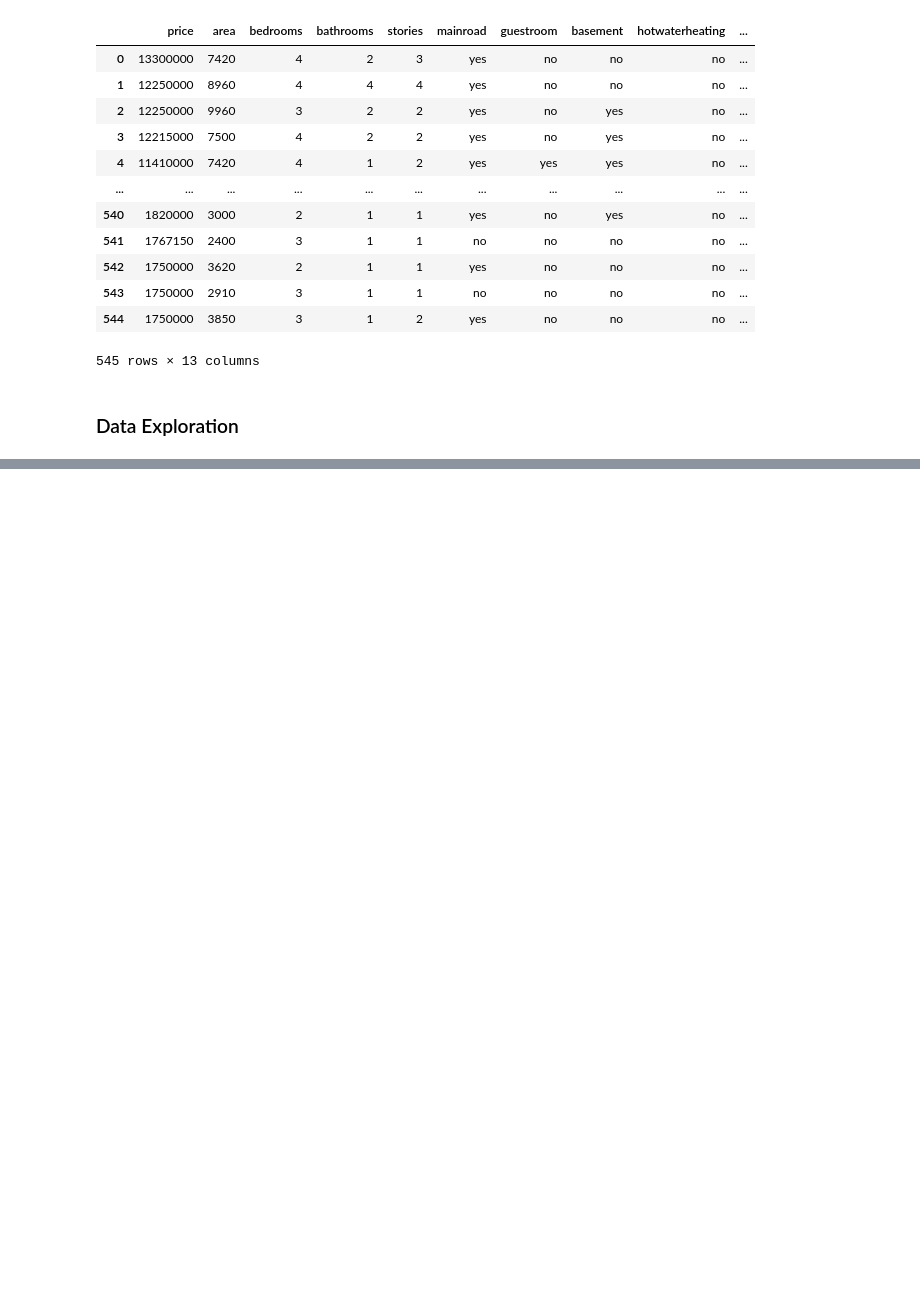
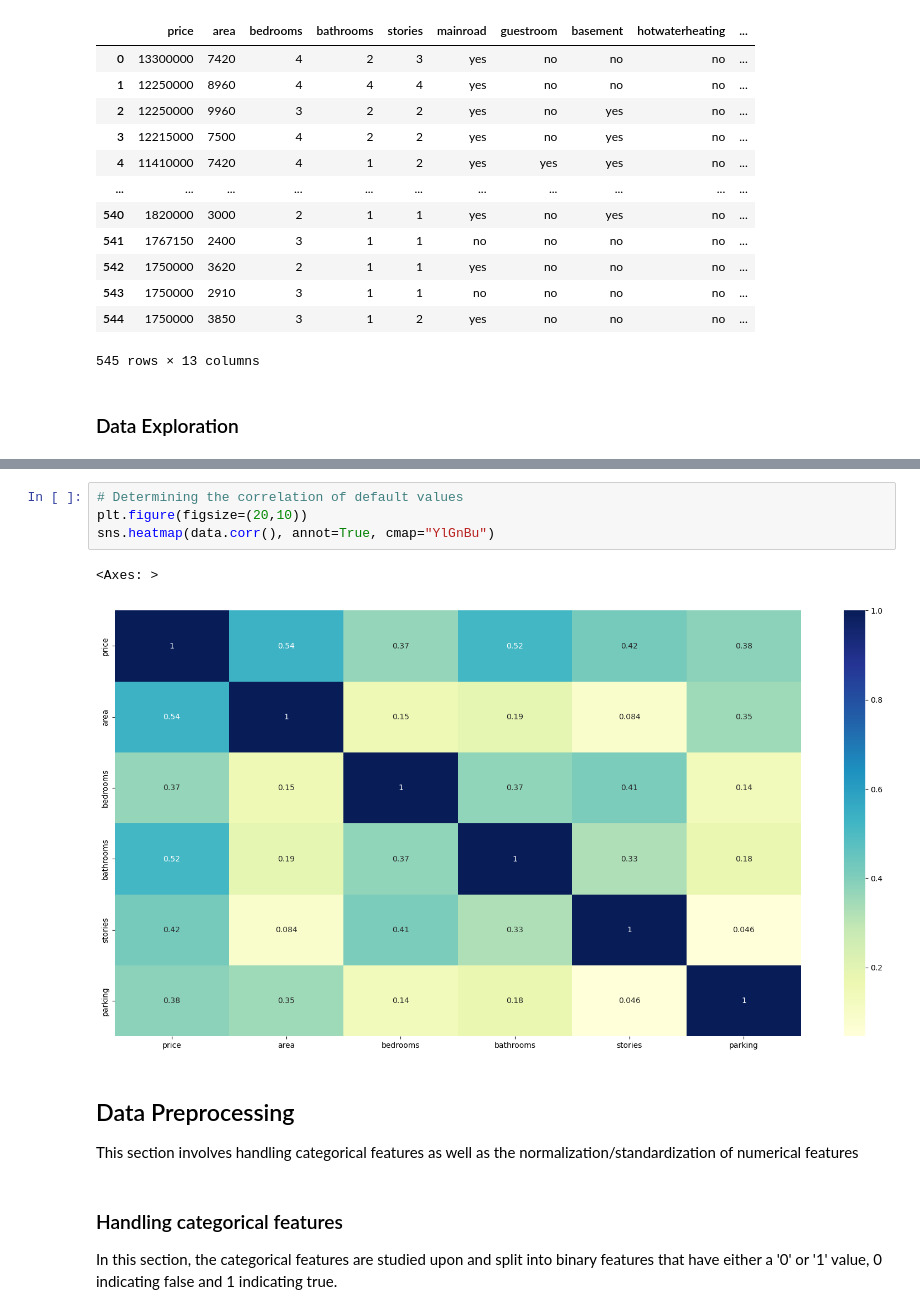
Before and after one commit to Kairos5106/stroke-predictor-machine-learning, a Jupyter notebook: housing-pricing-prediction.ipynb, the cells around one changed output, grey strips where cells are left out. Saved outputs shown, nothing was run; the diff lists cells and outputs as text; blank space fills up the shorter version.

```diff
--- a/housing-pricing-prediction.ipynb
+++ b/housing-pricing-prediction.ipynb
@@ -31,0 +71,13 @@ data # can also use data.head() or data.tail() to view this same table
+# %%
+# Determining the correlation of default values
+plt.figure(figsize=(20,10))
+sns.heatmap(data.corr(), annot=True, cmap="YlGnBu")
+# %% [output]
+<Axes: >
+[figure, added]
+# %% [markdown]
+## Data Preprocessing
+This section involves handling categorical features as well as the normalization/standardization of numerical features
+# %% [markdown]
+### Handling categorical features
+In this section, the categorical features are studied upon and split into binary features that have either a '0' or '1' value, 0 indicating false and 1 indicating true.
```
Also changed, not shown: parts of 29 cells of this notebook.
